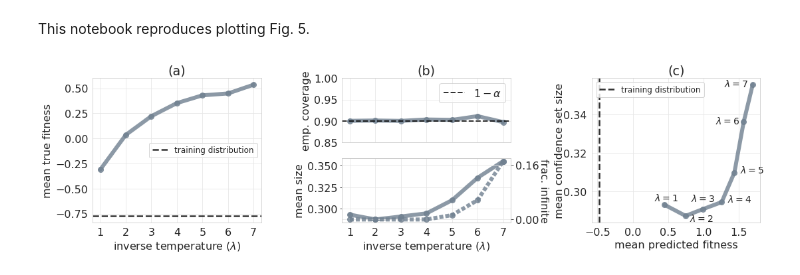
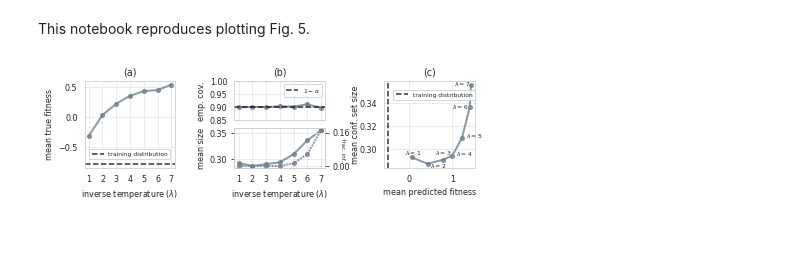
Before and after one commit to clarafy/conformal-for-design, a Jupyter notebook: notebooks/aav-figures.ipynb, the cells around one changed output. Cells and saved outputs as stored; diff of their text form; code cells hidden in the pictures; blank space fills up the shorter version.

```diff
--- a/notebooks/aav-figures.ipynb
+++ b/notebooks/aav-figures.ipynb
@@ -6,7 +6,7 @@ import numpy as np
 
 import matplotlib.pyplot as plt
 import matplotlib.gridspec as gridspec
-plt.rcParams["font.size"] = 16
+plt.rcParams["font.size"] = 8
 
 import seaborn as sns
 sns.set_style('whitegrid', {'grid.color': '0.9'})
@@ -37,12 +37,18 @@ for l in range(n_lambda):
 # %%
 # plot Fig. 5
 save_fig = True
-fname = '../figures/fig5-aav.pdf'
+fname = '../figures/060822/fig5-aav.pdf'
 cmain = 'slategray'
 
-fig = plt.figure(figsize=(18, 4))
-gs1 = gridspec.GridSpec(1, 3, figure=fig, wspace=0.48)
-gs2 = gridspec.GridSpecFromSubplotSpec(2, 1, subplot_spec=gs1[1], hspace=0.25)
+# single-column width: 3.42 inches or 8.7 cm
+# double-column width: 7 inches or 17.8 cm
+# maximum height: 8.85 inches or 22.5 cm
+# small: approx 9 cm x 6 cm (3.54 x 2.36 in)
+# medium: approx 11 cm x 11 cm (4.33 in)
+# large: approx 18 cm x 22 cm (7 x 8.66 in)
+fig = plt.figure(figsize=(7, 1.6))
+gs1 = gridspec.GridSpec(1, 3, figure=fig, wspace=0.65)
+gs2 = gridspec.GridSpecFromSubplotSpec(2, 1, subplot_spec=gs1[1], hspace=0.2)
 ax1 = plt.subplot(gs1[0])
 ax21 = plt.subplot(gs2[0])
 ax22 = plt.subplot(gs2[1])
@@ -51,65 +57,65 @@ ax3 = plt.subplot(gs1[2])
 # ===== true fitness =====
 
 nnkmeanfitness = -0.7716402509409155
-ax1.plot(lambda_l, truefit_l, '-ob', linewidth=6, markersize=8, alpha=0.8, c=cmain, label='__nolegend__');
-ax1.axhline(nnkmeanfitness, linestyle="--", linewidth=2.5, alpha=0.8,
+ax1.plot(lambda_l, truefit_l, '-ob', linewidth=2, markersize=4, alpha=0.8, c=cmain, label='__nolegend__');
+ax1.axhline(nnkmeanfitness, linestyle="--", alpha=0.8,
             color='k', label=r'training distribution')
 ax1.set_xticks(lambda_l);
 ax1.set_xticklabels(lambda_l);
 ax1.set_ylabel('mean true fitness')
 ax1.set_xlabel(r'inverse temperature ($\lambda$)')
-ax1.legend(fontsize=12, loc='center right');
+ax1.legend(fontsize=6, loc=(0.05, 0.1));
 ax1.set_title('(a)')
 
 # ===== coverage =====
 
-ax21.plot(lambda_l, cov_l, '-o', linewidth=6, markersize=8,  alpha=0.8, c=cmain, label='__nolegend__');
-ax21.set_ylabel('emp. coverage');
+ax21.plot(lambda_l, cov_l, '-o', linewidth=2, markersize=4,  alpha=0.8, c=cmain, label='__nolegend__');
+ax21.set_ylabel('emp. cov.');
 ax21.set_xticklabels([])
 ax21.set_ylim([0.85, 1]);
 ax21.set_yticks([0.85, 0.9, 0.95, 1])
 ax21.set_xticks(lambda_l);
-ax21.axhline(0.9, linestyle='--', linewidth=2, alpha=0.8, c='k', label=r'$1 - \alpha$');
-ax21.legend()
+ax21.axhline(0.9, linestyle='--', alpha=0.8, c='k', label=r'$1 - \alpha$');
+ax21.legend(fontsize=6)
 ax21.set_title('(b)')
 
 # ===== confidence set sizes =====
 fmax = 8.798749497001769
 fmin = -7.530085215864544
 frange = fmax - fmin
 
 navglen_lxt = avglen_lxt / frange  # report average size as fraction of total range of fitness values
 navglen_l = np.nanmean(navglen_lxt, axis=1)
-ax22.plot(lambda_l, navglen_l, '-o', linewidth=6, markersize=8, alpha=0.8, c=cmain);
+ax22.plot(lambda_l, navglen_l, '-o', linewidth=2, markersize=4, alpha=0.8, c=cmain);
 ax22.set_ylabel('mean size');
 ax22.set_xticks(lambda_l);
 ax22.set_xticklabels(lambda_l);
 ax22.set_xlabel(r'inverse temperature ($\lambda$)')
 
 # fraction of confidence sets with infinite size
 ax22inf = ax22.twinx()
-ax22inf.plot(lambda_l, np.mean(fracinf_lxt, axis=1), '--o', dashes=(1, 0.5), linewidth=6, markersize=8, alpha=0.8, c=cmain);
-ax22inf.set_ylabel('frac. infinite', rotation=270, labelpad=14);
+ax22inf.plot(lambda_l, np.mean(fracinf_lxt, axis=1), '--o', dashes=(1, 0.5),  linewidth=2, markersize=4, alpha=0.8, c=cmain);
+ax22inf.set_ylabel('  frac. inf.', fontsize=5.5, rotation=270, labelpad=-5);
 ax22inf.set_yticks([0, 0.16]);
 
 
 # ===== trade-off with certainty =====
 
 nnkmeanpredfit = -0.4723137617111206  # computed in aav-experiments
-ax3.plot(meanpredfit_l, navglen_l, '-o', linewidth=6, markersize=8, alpha=0.8, c=cmain);
+ax3.plot(meanpredfit_l, navglen_l, '-o',  linewidth=2, markersize=4, alpha=0.8, c=cmain);
 ax3.set_xlabel('mean predicted fitness');
-ax3.set_ylabel('mean confidence set size', labelpad=-2);
+ax3.set_ylabel('mean conf. set size', labelpad=-0.1);
 ax3.set_title('(c)');
-ax3.axvline(nnkmeanpredfit, linestyle="--", linewidth=2.5, alpha=0.8, color='k', label='training distribution')
-ax3.legend(fontsize=12, loc='upper left');
+ax3.axvline(nnkmeanpredfit, linestyle="--", alpha=0.8, color='k', label='training distribution')
+ax3.legend(fontsize=6, loc=(0.1, 0.78));
 
-xoff = [-0.15, 0.06, -0.17, 0.08, 0.08, -0.4, -0.4]
+xoff = [-0.15, 0.06, -0.18, 0.08, 0.08, -0.4, -0.4]
 yoff = [0.002, -0.003, 0.004, 0, 0, -0.001, -0.001]
 for l, lmbda in enumerate(lambda_l):
     ax3.annotate(r'$\lambda = {}$'.format(lmbda),
-                 (meanpredfit_l[l] + xoff[l], navglen_l[l] + yoff[l]), fontsize=14)
+                 (meanpredfit_l[l] + xoff[l], navglen_l[l] + yoff[l]), fontsize=6)
 
 if save_fig:
     plt.savefig(fname, dpi=300, bbox_inches='tight')
 # %% [output]
-[figure, old version]
+[figure, new version]
```
Also changed, not shown: 1 other file.
